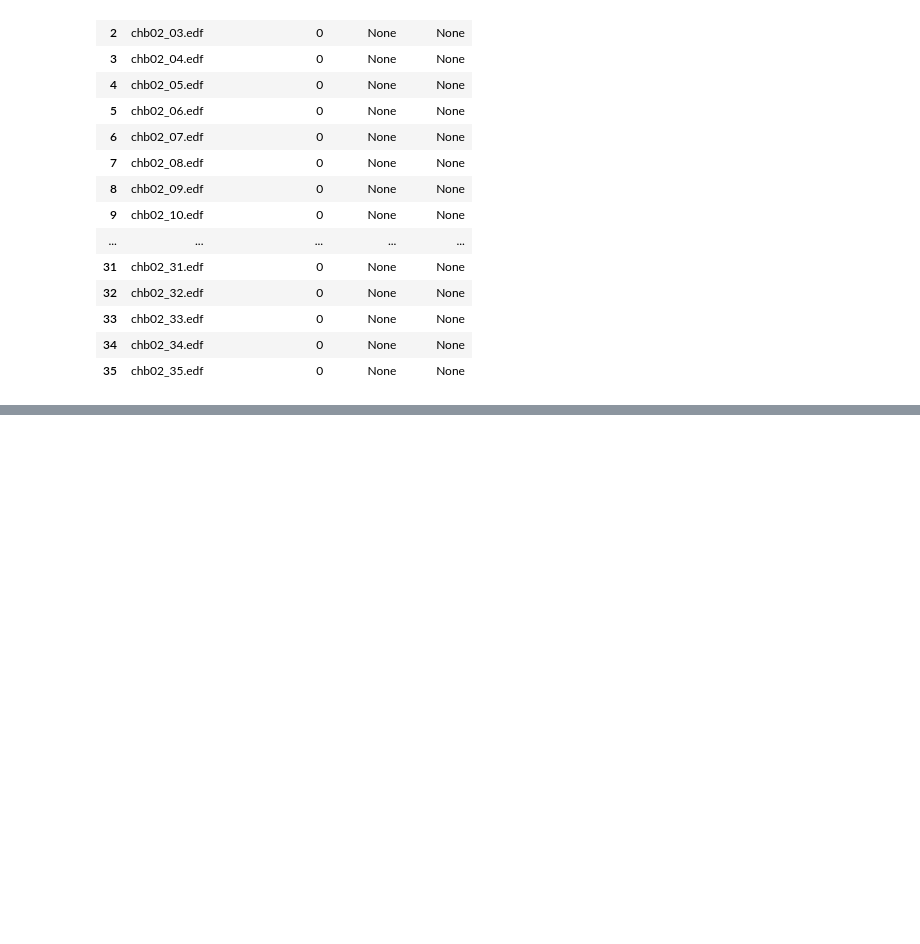
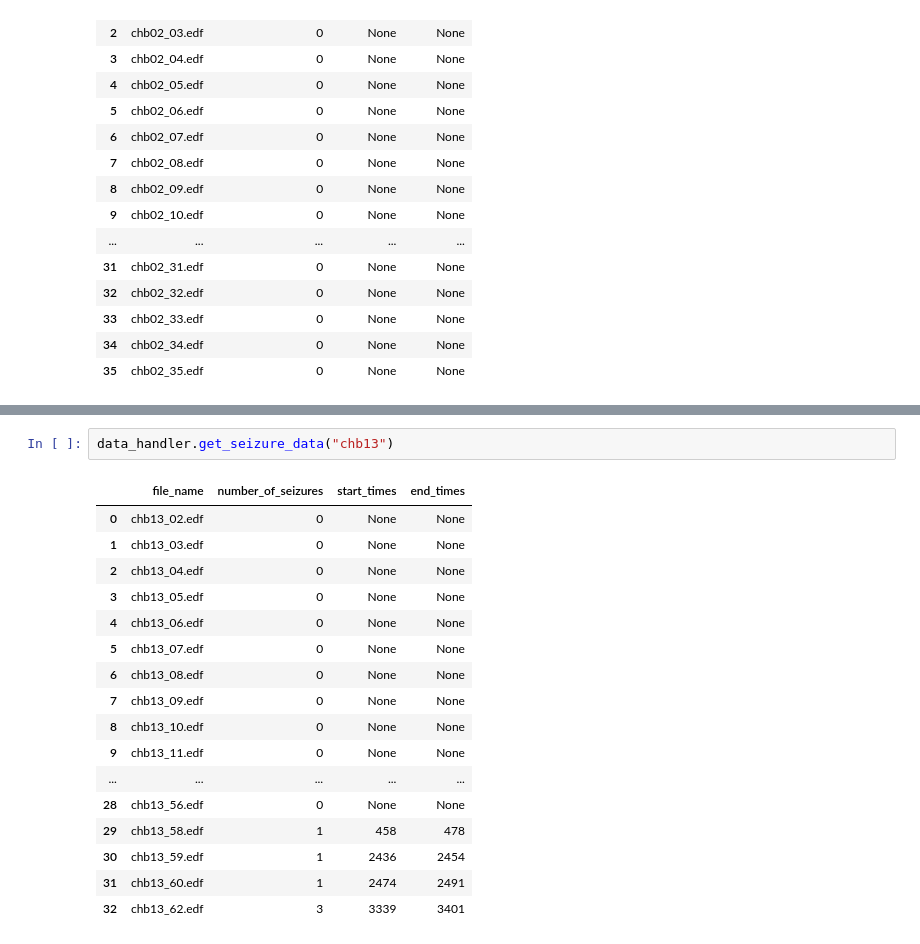
Before and after one commit to mnsosa/SeizurePrediction, a Jupyter notebook: src/notebooks/dev_data_handler.ipynb, the cells around one changed output, grey strips where cells are left out. Saved outputs shown, nothing was run; the diff lists cells and outputs as text; blank space fills up the shorter version.

Commit message:
fix for multiple number of seizure in one edf

```diff
--- a/src/notebooks/dev_data_handler.ipynb
+++ b/src/notebooks/dev_data_handler.ipynb
@@ -311,0 +463,20 @@ get_seizure_data("chb02")
+# %%
+data_handler.get_seizure_data("chb13")
+# %% [output]
+|  | file_name | number_of_seizures | start_times | end_times |
+| 0 | chb13_02.edf | 0 | None | None |
+| 1 | chb13_03.edf | 0 | None | None |
+| 2 | chb13_04.edf | 0 | None | None |
+| 3 | chb13_05.edf | 0 | None | None |
+| 4 | chb13_06.edf | 0 | None | None |
+| 5 | chb13_07.edf | 0 | None | None |
+| 6 | chb13_08.edf | 0 | None | None |
+| 7 | chb13_09.edf | 0 | None | None |
+| 8 | chb13_10.edf | 0 | None | None |
+| 9 | chb13_11.edf | 0 | None | None |
+| ... | ... | ... | ... | ... |
+| 28 | chb13_56.edf | 0 | None | None |
+| 29 | chb13_58.edf | 1 | 458 | 478 |
+| 30 | chb13_59.edf | 1 | 2436 | 2454 |
+| 31 | chb13_60.edf | 1 | 2474 | 2491 |
+| 32 | chb13_62.edf | 3 | 3339 | 3401 |
```
Also changed, not shown: parts of 14 cells of this notebook, 1 other file.
